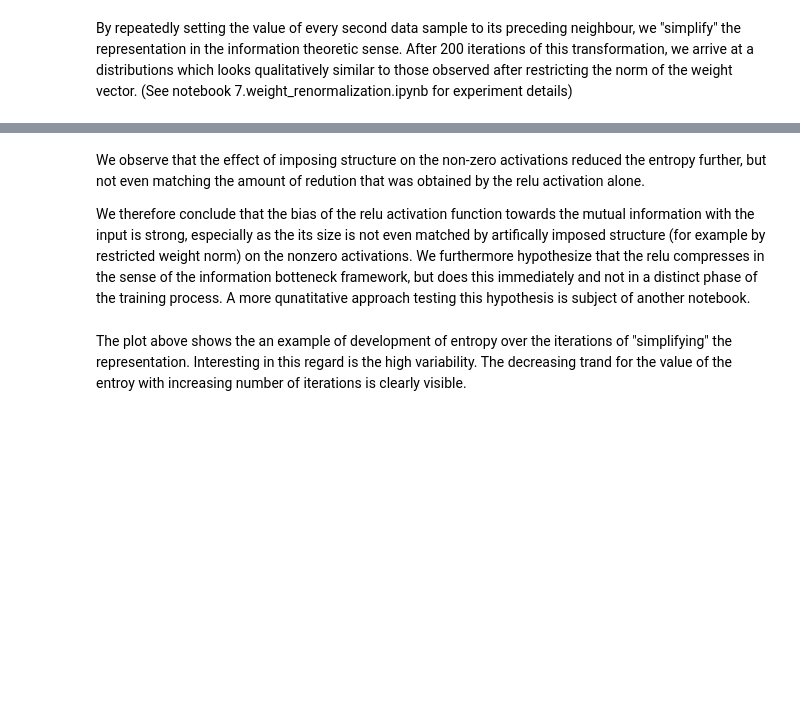
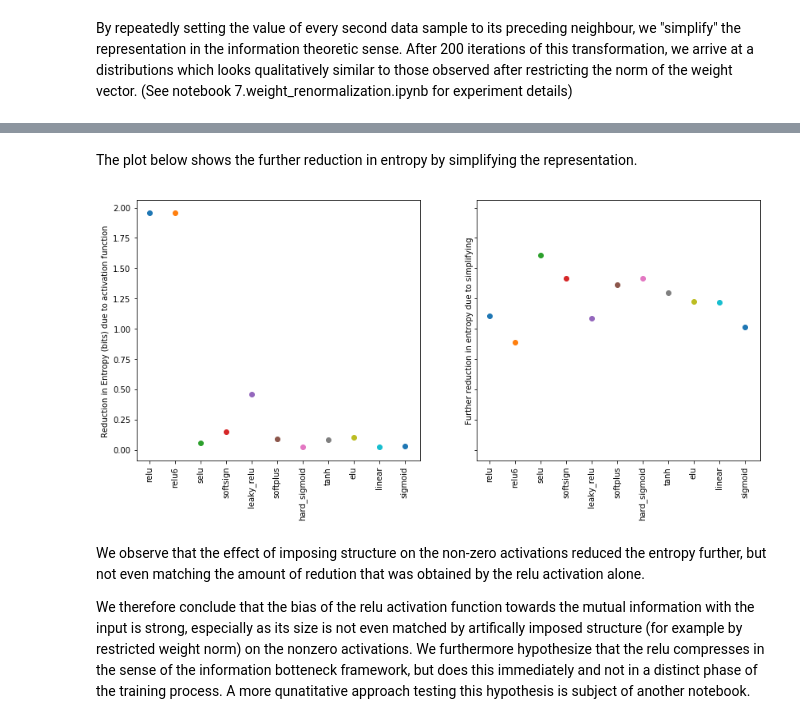
Before and after one commit to neuroinfo-os/deep-bottleneck, a Jupyter notebook: docs/experiments/9.analyze_entropy.ipynb, the cells around one changed output, grey strips where cells are left out. Drawn from its saved outputs; the diff is of its cells as text; code cells hidden in the pictures; blank space fills up the shorter version.

```diff
--- a/docs/experiments/9.analyze_entropy.ipynb
+++ b/docs/experiments/9.analyze_entropy.ipynb
@@ -143,4 +139,26 @@ plt.show()
+# %% [markdown]
+The plot below shows the further reduction in entropy by simplifying the representation.
+# %%
+sorted_entropies = sorted(entropies_transformed.items(), key=lambda kv: kv[1])
+xlabels = list(zip(*sorted_entropies))[0]
+
+fig, ax = plt.subplots(nrows=1, ncols=2, figsize=(14, 6), sharey=True)
+for index, (activation_function, H) in enumerate(sorted_entropies):
+    ax[0].scatter(index, entropy_uniform_dist-entropies[activation_function])
+    ax[1].scatter(index, entropies[activation_function]-H)
+
+ax[0].set_xticks(range(len(entropies.keys())))
+ax[0].set_xticklabels(xlabels, rotation=90)
+ax[0].set_ylabel('Reduction in Entropy (bits) due to activation function')
+
+ax[1].set_xticks(range(len(entropies.keys())))
+ax[1].set_xticklabels(xlabels, rotation=90)
+ax[1].set_ylabel('Further reduction in entropy due to simplifying')
+
+plt.show()
+# %% [output]
+[figure, added]
 # %% [markdown]
 We observe that the effect of imposing structure on the non-zero activations reduced the entropy further, but not even matching the amount of redution that was obtained by the relu activation alone.
 
-We therefore conclude that the bias of the relu activation function towards the mutual information with the input is strong, especially as the its size is not even matched by artifically imposed structure (for example by restricted weight norm) on the nonzero activations. We furthermore hypothesize that the relu compresses in the sense of the information botteneck framework, but does this immediately and not in a distinct phase of the training process. A more qunatitative approach testing this hypothesis is subject of another notebook.
+We therefore conclude that the bias of the relu activation function towards the mutual information with the input is strong, especially as its size is not even matched by artifically imposed structure (for example by restricted weight norm) on the nonzero activations. We furthermore hypothesize that the relu compresses in the sense of the information botteneck framework, but does this immediately and not in a distinct phase of the training process. A more qunatitative approach testing this hypothesis is subject of another notebook.
@@ -160,2 +164,0 @@ plt.show()
-# %% [markdown]
-The plot above shows the an example of development of entropy over the iterations of "simplifying" the representation. Interesting in this regard is the high variability. The decreasing trand for the value of the entroy with increasing number of iterations is clearly visible.
```
Also changed, not shown: parts of 16 cells of this notebook.
